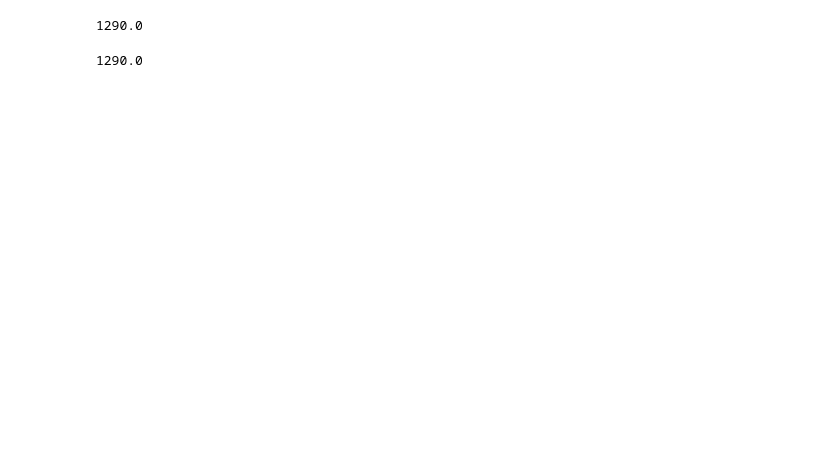
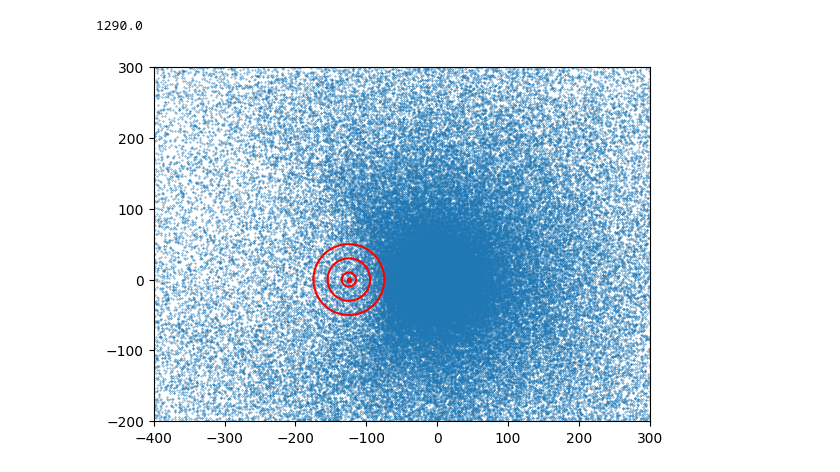
Before and after one commit to gusbeane/GSEgas, a Jupyter notebook: ics/MW7_GSE4/scratch.ipynb, the cells around one changed output. Cells and saved outputs as stored; diff of their text form; code cells hidden in the pictures; blank space fills up the shorter version.

```diff
--- a/ics/MW7_GSE4/scratch.ipynb
+++ b/ics/MW7_GSE4/scratch.ipynb
@@ -14,8 +14,33 @@ ics.BoxSize
 # %% [output]
 1290.0
 # %%
-ics = arepo.Snapshot('lvl5/MW.hdf5')
+ics = arepo.Snapshot('lvl5-denscut/MW_GSE.hdf5')
-# %%
-print(ics.BoxSize)
-# %% [output]
-1290.0
+# %%
+key = ics.part0.PassiveScalars[:,0] > 0
+center = np.array([1290/2]*3)
+pos = ics.part0.pos - center
+GSE_cen = np.array([520.39556841, 645., 678.38765682]) - center
+plt.scatter(pos[key,0], pos[key,1], s=0.1)
+plt.scatter(GSE_cen[0], GSE_cen[1], s=10, c='r')
+
+xlist = np.linspace(-1, 1, 1000)
+ylist = np.sqrt(1-xlist**2)
+
+r = 10
+plt.plot(r*(xlist) + GSE_cen[0], r*(ylist) + GSE_cen[1], c='r')
+plt.plot(r*(xlist) + GSE_cen[0], -r*(ylist) + GSE_cen[1], c='r')
+
+r = 30
+plt.plot(r*(xlist) + GSE_cen[0], r*(ylist) + GSE_cen[1], c='r')
+plt.plot(r*(xlist) + GSE_cen[0], -r*(ylist) + GSE_cen[1], c='r')
+
+r = 50
+plt.plot(r*(xlist) + GSE_cen[0], r*(ylist) + GSE_cen[1], c='r')
+plt.plot(r*(xlist) + GSE_cen[0], -r*(ylist) + GSE_cen[1], c='r')
+
+plt.xlim(-400, 300)
+plt.ylim(-200, 300)
+
+plt.gca().set_aspect('equal')
+# %% [output]
+[figure, added]
```
Also changed, not shown: 24 other files.
